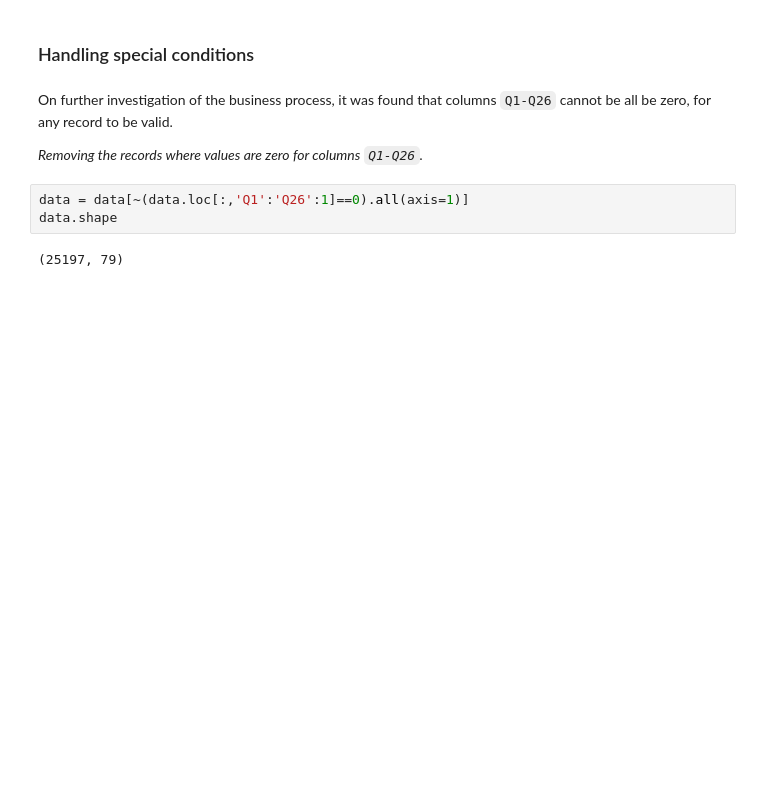
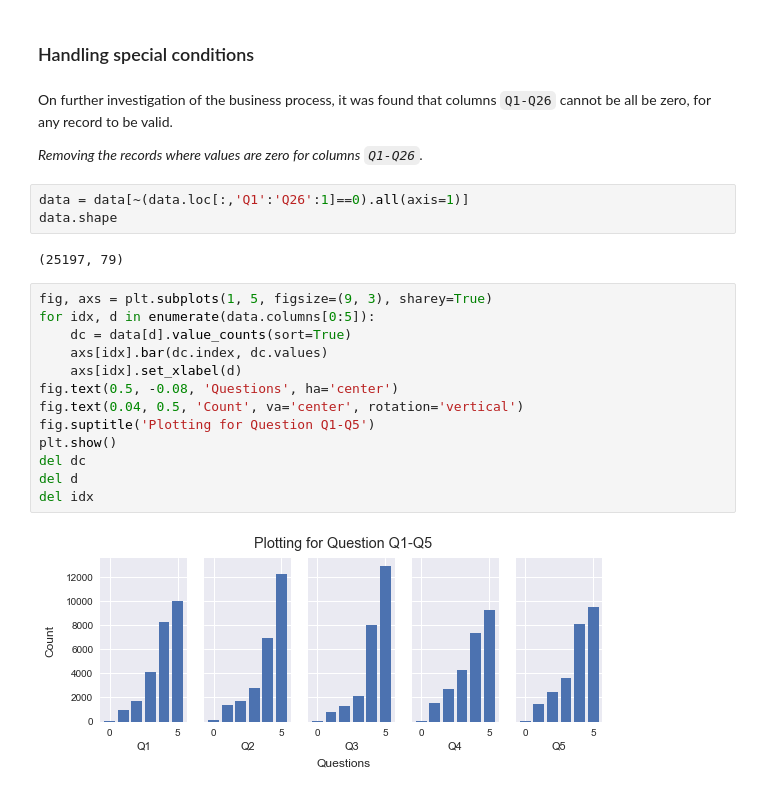
Before and after one commit to rupesh-papneja/am, a Jupyter notebook: ml-phase-1.ipynb, the cells around one changed output. Saved outputs shown, nothing was run; the diff lists cells and outputs as text; blank space fills up the shorter version.

```diff
--- a/ml-phase-1.ipynb
+++ b/ml-phase-1.ipynb
@@ -278,3 +279,18 @@ data = data[~(data.loc[:,'Q1':'Q26':1]==0).all(axis=1)]
 data.shape
 # %% [output]
 (25197, 79)
+# %%
+fig, axs = plt.subplots(1, 5, figsize=(9, 3), sharey=True)
+for idx, d in enumerate(data.columns[0:5]):
+    dc = data[d].value_counts(sort=True)
+    axs[idx].bar(dc.index, dc.values)
+    axs[idx].set_xlabel(d)
+fig.text(0.5, -0.08, 'Questions', ha='center')
+fig.text(0.04, 0.5, 'Count', va='center', rotation='vertical')
+fig.suptitle('Plotting for Question Q1-Q5')
+plt.show()
+del dc
+del d
+del idx
+# %% [output]
+[figure, added]
```
Also changed, not shown: parts of 7 cells of this notebook.
